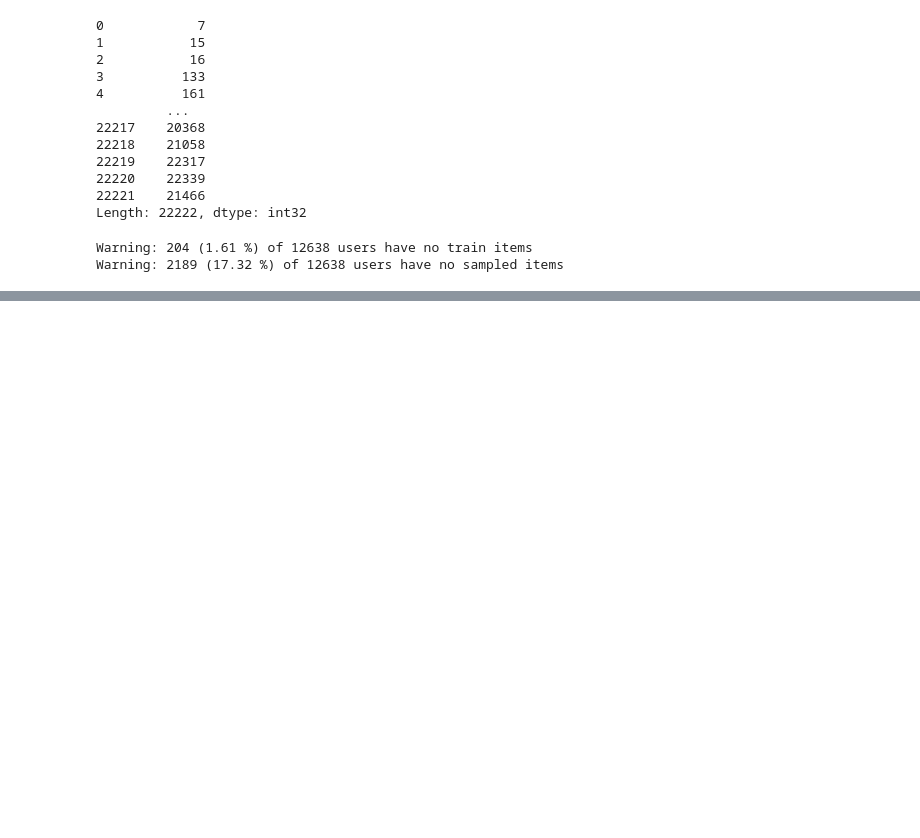
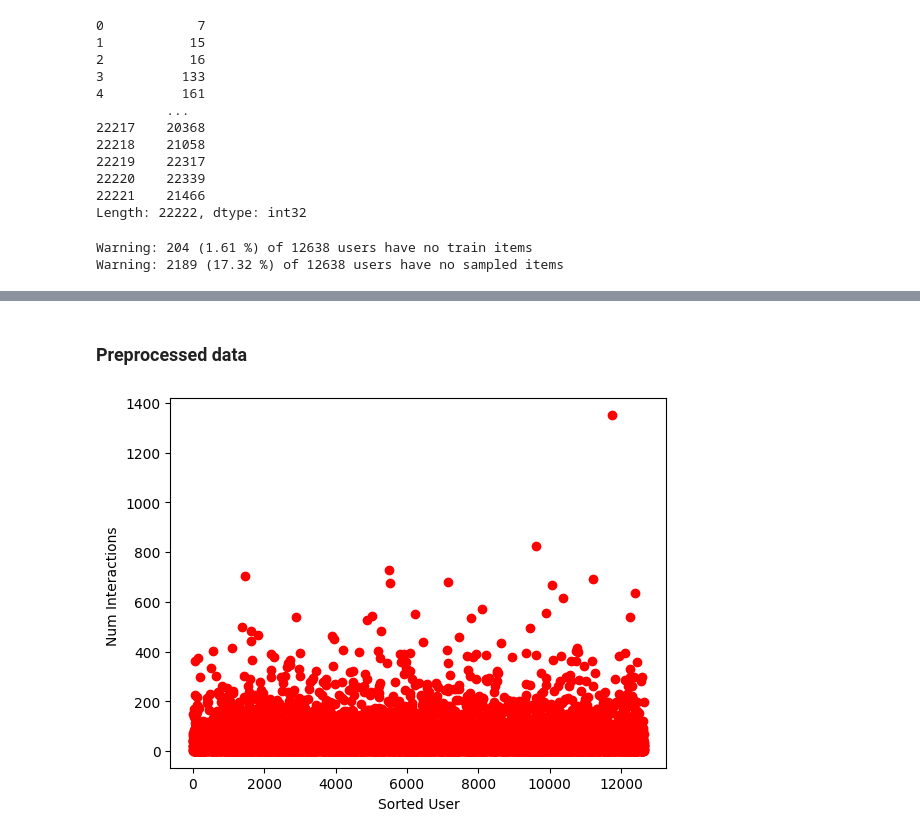
Before and after one commit to Kokcr3ator/RecSys-Competition, a Jupyter notebook: Data Preprocessing.ipynb, the cells around one changed output, grey strips where cells are left out. Cells and saved outputs as stored; diff of their text form; code cells hidden in the pictures; blank space fills up the shorter version.

```diff
--- a/Data Preprocessing.ipynb
+++ b/Data Preprocessing.ipynb
@@ -232,0 +333,19 @@ save_npz('URM_validation.npz', URM_validation)
+# %% [markdown]
+### Preprocessed data
+# %%
+from scipy.sparse import csr_matrix, load_npz
+
+URM_train_preprocessed = load_npz('C:\\Users\\melan\\shared-folder\\RecSys\\RecSys-Competition\\PreprocessedDataset\\URM_train_preprocessed.npz')
+URM_validation_preprocessed = load_npz('C:\\Users\\melan\\shared-folder\\RecSys\\RecSys-Competition\\PreprocessedDataset\\URM_validation_preprocessed.npz')
+# %%
+URM_all_preprocessed = URM_train_preprocessed + URM_validation_preprocessed
+# %%
+user_activity = np.ediff1d(URM_all_preprocessed.tocsr().indptr)
+
+
+pyplot.plot(user_activity, 'ro')
+pyplot.ylabel('Num Interactions ')
+pyplot.xlabel('Sorted User')
+pyplot.show()
+# %% [output]
+[figure, added]
```
Also changed, not shown: parts of 23 cells of this notebook.
